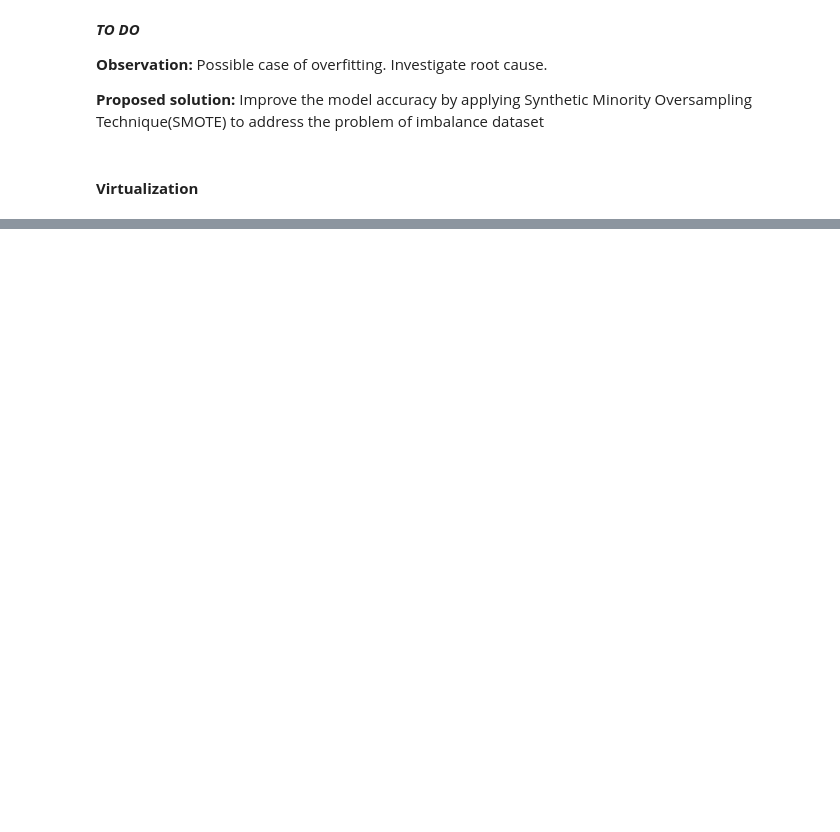
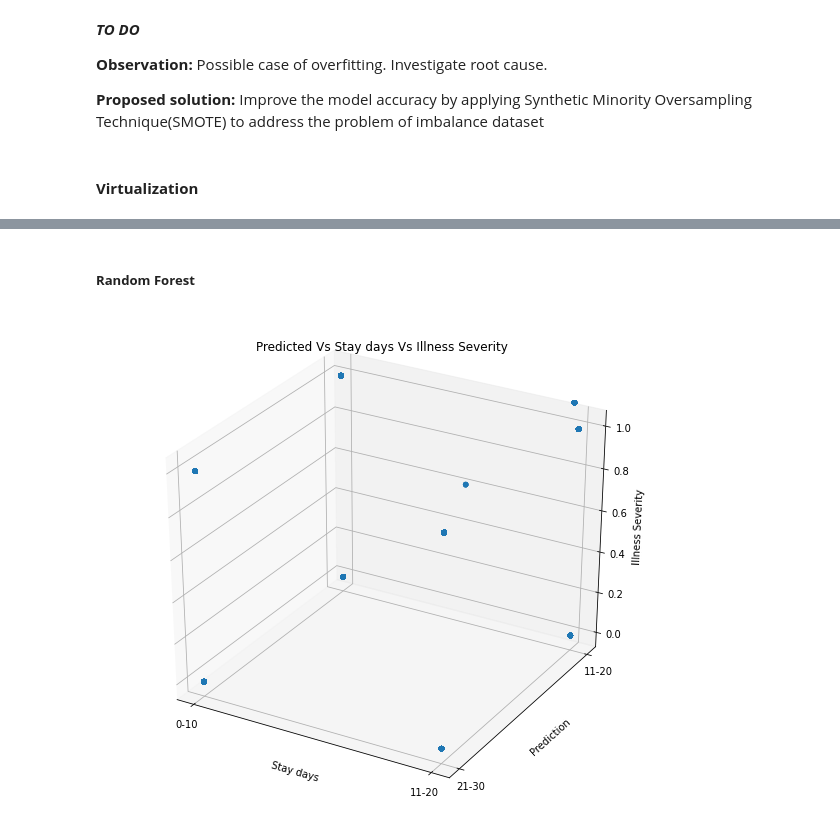
Before and after one commit to taiwotman/TaiwotmanGoogleColab, a Jupyter notebook: COVID_HOSPITAL_TREATMENT_Predicting_Patient's_Length_of_Stay(LOS)_using_Kaggle_Data.ipynb, the cells around one changed output, grey strips where cells are left out. Saved outputs shown, nothing was run; the diff lists cells and outputs as text; code cells hidden in the pictures; blank space fills up the shorter version.

```diff
--- a/COVID_HOSPITAL_TREATMENT_Predicting_Patient's_Length_of_Stay(LOS)_using_Kaggle_Data.ipynb
+++ b/COVID_HOSPITAL_TREATMENT_Predicting_Patient's_Length_of_Stay(LOS)_using_Kaggle_Data.ipynb
@@ -582,0 +553,2 @@ df1.corr().style.background_gradient(cmap='coolwarm').set_precision(2)
+# %%
+df2= predictions_rf.toPandas()
@@ -607,0 +609,6 @@ scatter_plot(z_value)
+# %% [markdown]
+##### **Random Forest**
+# %%
+scatter_plot(df2, z_value)
+# %% [output]
+[figure, added]
```
Also changed, not shown: parts of 15 cells of this notebook.
